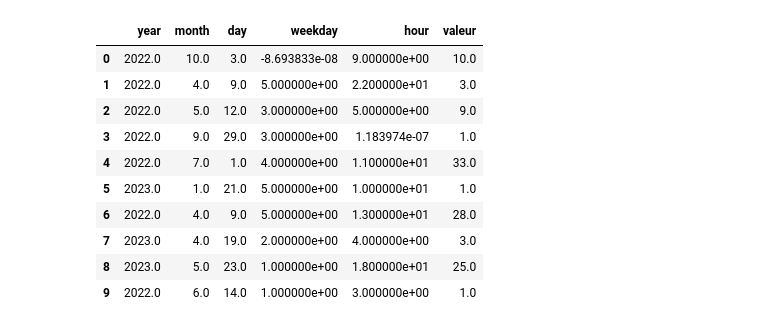
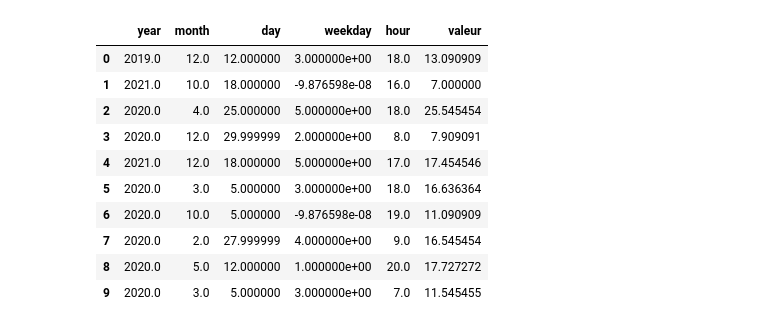
Before and after one commit to Magellol/montreal-aqi-predictions, a Jupyter notebook: index.ipynb, the cells around one changed output. Cells and saved outputs as stored; diff of their text form; code cells hidden in the pictures.

Commit message:
Use regression model

```diff
--- a/index.ipynb
+++ b/index.ipynb
@@ -30,3 +0,0 @@ df.set_index('datetime', inplace=True)
-# %%
-df.drop(['date', 'heure', 'polluant'], axis=1, inplace=True)
-df
@@ -47,0 +12,7 @@ df
+# %%
+import pandas as pd
+from fastai.tabular.all import *
+
+# Data is from Jan 2022 -> April 2024
+df1 = pd.read_csv('./rsqa-indice-qualite-air-2019-2021.csv')
+df2 = pd.read_csv('./rsqa-indice-qualite-air-2022-2024.csv')
@@ -48,8 +40,13 @@ df
 # %%
-# Feature engineering
-df['year'] = df.index.year
-df['month'] = df.index.month
-df['day'] = df.index.day
-df['weekday'] = df.index.weekday
-df['hour'] = df.index.hour
+df = pd.concat([df1, df2])
+
+general_aqi = aggregate_aqi(df)
+
+general_aqi['year'] = general_aqi.index.year
+general_aqi['month'] = general_aqi.index.month
+general_aqi['day'] = general_aqi.index.day
+general_aqi['weekday'] = general_aqi.index.weekday
+general_aqi['hour'] = general_aqi.index.hour
+
+general_aqi
 # %% [output]
@@ -93,23 +67,35 @@ test_idxs = np.where(test_idx)[0].tolist()
+# %%
+split_date_valid = pd.Timestamp('2022-01-01')
+split_date_test = pd.Timestamp('2023-01-01')
+
+train_idx = general_aqi.index < split_date_valid
+valid_idx = (general_aqi.index >= split_date_valid) & (general_aqi.index < split_date_test)
+test_idx = general_aqi.index >= split_date_test
+
+train_idxs = np.where(train_idx)[0].tolist()
+valid_idxs = np.where(valid_idx)[0].tolist()
+test_idxs = np.where(test_idx)[0].tolist()
 # %%
 dls = TabularPandas(
-  df.reset_index(),
+  general_aqi.reset_index(),
   procs=[Normalize],
   cat_names=[],
   cont_names=['year', 'month', 'day', 'weekday', 'hour'],
   y_names=['valeur'],
-  splits=(train_idxs, valid_idxs)
-).dataloaders(bs=1200)
+  splits=(train_idxs, valid_idxs),
+  y_block=RegressionBlock()
+).dataloaders(bs=250)
 
 dls.show_batch()
 # %% [output]
 |  | year | month | day | weekday | hour | valeur |
-| 0 | 2022.0 | 10.0 | 3.0 | -8.693833e-08 | 9.000000e+00 | 10.0 |
-| 1 | 2022.0 | 4.0 | 9.0 | 5.000000e+00 | 2.200000e+01 | 3.0 |
-| 2 | 2022.0 | 5.0 | 12.0 | 3.000000e+00 | 5.000000e+00 | 9.0 |
-| 3 | 2022.0 | 9.0 | 29.0 | 3.000000e+00 | 1.183974e-07 | 1.0 |
-| 4 | 2022.0 | 7.0 | 1.0 | 4.000000e+00 | 1.100000e+01 | 33.0 |
-| 5 | 2023.0 | 1.0 | 21.0 | 5.000000e+00 | 1.000000e+01 | 1.0 |
-| 6 | 2022.0 | 4.0 | 9.0 | 5.000000e+00 | 1.300000e+01 | 28.0 |
-| 7 | 2023.0 | 4.0 | 19.0 | 2.000000e+00 | 4.000000e+00 | 3.0 |
-| 8 | 2023.0 | 5.0 | 23.0 | 1.000000e+00 | 1.800000e+01 | 25.0 |
-| 9 | 2022.0 | 6.0 | 14.0 | 1.000000e+00 | 3.000000e+00 | 1.0 |
+| 0 | 2019.0 | 12.0 | 12.000000 | 3.000000e+00 | 18.0 | 13.090909 |
+| 1 | 2021.0 | 10.0 | 18.000000 | -9.876598e-08 | 16.0 | 7.000000 |
+| 2 | 2020.0 | 4.0 | 25.000000 | 5.000000e+00 | 18.0 | 25.545454 |
+| 3 | 2020.0 | 12.0 | 29.999999 | 2.000000e+00 | 8.0 | 7.909091 |
+| 4 | 2021.0 | 12.0 | 18.000000 | 5.000000e+00 | 17.0 | 17.454546 |
+| 5 | 2020.0 | 3.0 | 5.000000 | 3.000000e+00 | 18.0 | 16.636364 |
+| 6 | 2020.0 | 10.0 | 5.000000 | -9.876598e-08 | 19.0 | 11.090909 |
+| 7 | 2020.0 | 2.0 | 27.999999 | 4.000000e+00 | 9.0 | 16.545454 |
+| 8 | 2020.0 | 5.0 | 12.000000 | 1.000000e+00 | 20.0 | 17.727272 |
+| 9 | 2020.0 | 3.0 | 5.000000 | 3.000000e+00 | 7.0 | 11.545455 |
```
Also changed, not shown: parts of 19 cells of this notebook.
